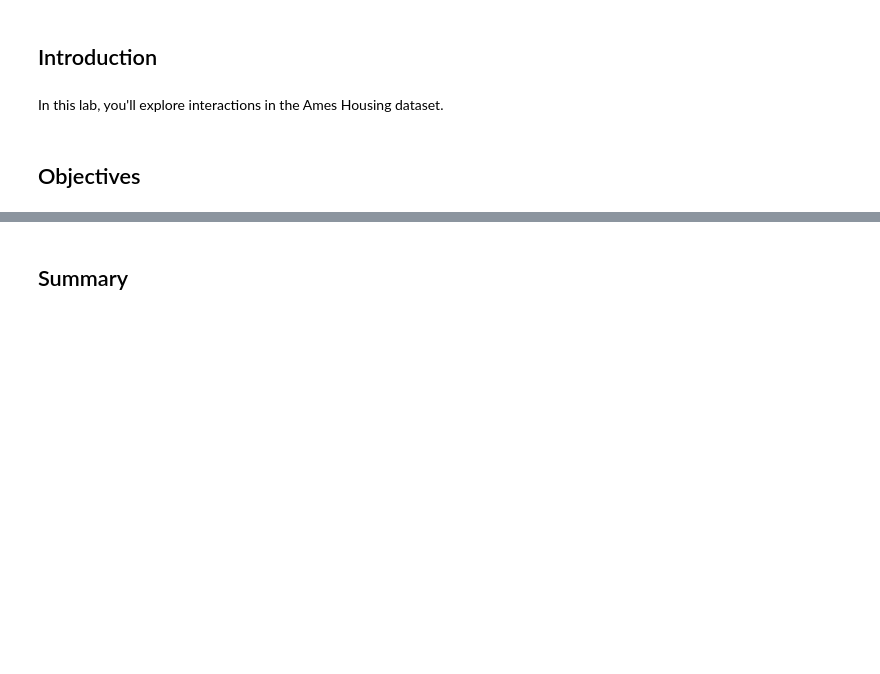
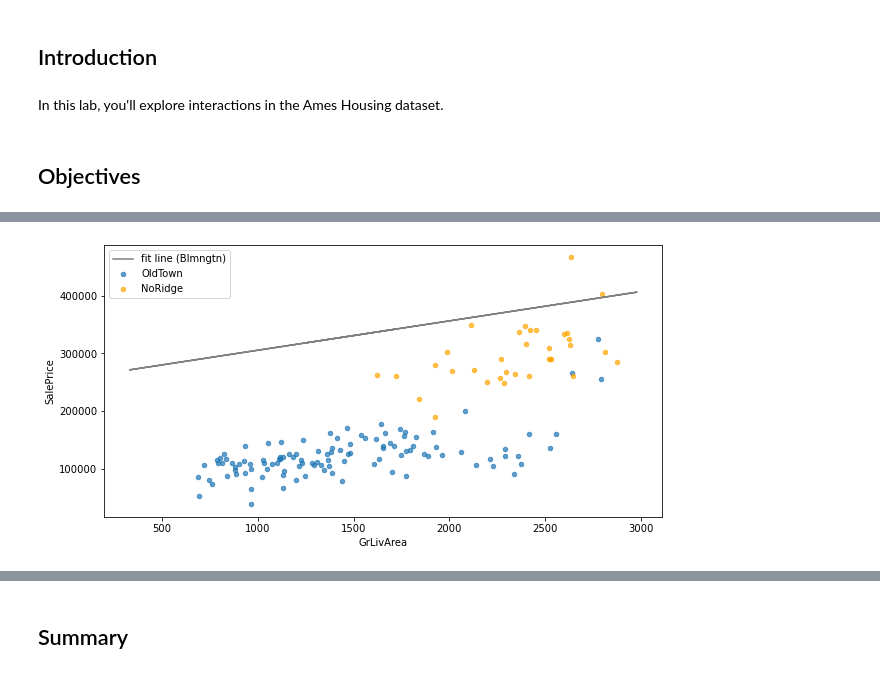
Before and after one commit to learn-co-curriculum/dsc-interaction-terms-lab-v2-5, a Jupyter notebook: index.ipynb, the cells around one changed output, grey strips where cells are left out. Cells and saved outputs as stored; diff of their text form; code cells hidden in the pictures; blank space fills up the shorter version.

Commit message:
inferential framing, more interpretation of plots

```diff
--- a/index.ipynb
+++ b/index.ipynb
@@ -212,0 +45,3 @@ What is your conclusion here?
+# %%
+numeric = ['LotArea', '1stFlrSF', 'GrLivArea']
+categorical = ['KitchenQual', 'Neighborhood']
@@ -212,0 +56,7 @@ What is your conclusion here?
+# %%
+
+# Select relevant numeric features and center them
+ames_numeric = ames[numeric].copy()
+for column in numeric:
+    ames_numeric[column] = ames_numeric[column] - ames_numeric[column].mean()
+ames_numeric
@@ -212,0 +78,5 @@ What is your conclusion here?
+# %%
+# Select relevant categorical features and one-hot encode them
+ames_categorical = ames[categorical].copy()
+ames_categorical = pd.get_dummies(ames_categorical, columns=categorical, drop_first=True)
+ames_categorical
@@ -212,0 +102,8 @@ What is your conclusion here?
+# %%
+import statsmodels.api as sm
+
+y = ames["SalePrice"]
+X_baseline = pd.concat([ames_numeric, ames_categorical], axis=1)
+
+baseline_model = sm.OLS(y, sm.add_constant(X_baseline))
+baseline_results = baseline_model.fit()
@@ -212,0 +172,21 @@ What is your conclusion here?
+# %%
+import matplotlib.pyplot as plt
+
+# Filter to houses in specific neighborhoods
+oldtown = ames[ames["Neighborhood"] == "OldTown"]
+noridge = ames[ames["Neighborhood"] == "NoRidge"]
+
+fig, ax = plt.subplots(figsize=(10,5))
+
+# Create scatter plots with 2 different colors
+oldtown.plot.scatter(x="GrLivArea", y="SalePrice", alpha=0.7, label="OldTown", ax=ax)
+noridge.plot.scatter(x="GrLivArea", y="SalePrice", alpha=0.7, color="orange", label="NoRidge", ax=ax)
+
+# Plot best fit line
+intercept = baseline_results.params["const"]
+slope = baseline_results.params["GrLivArea"]
+ax.plot(ames["GrLivArea"], intercept + ames["GrLivArea"] * slope, color="gray", label="fit line (Blmngtn)")
+
+ax.legend();
+# %% [output]
+[figure, added]
```
Also changed, not shown: parts of 51 cells of this notebook, 7 other files.
